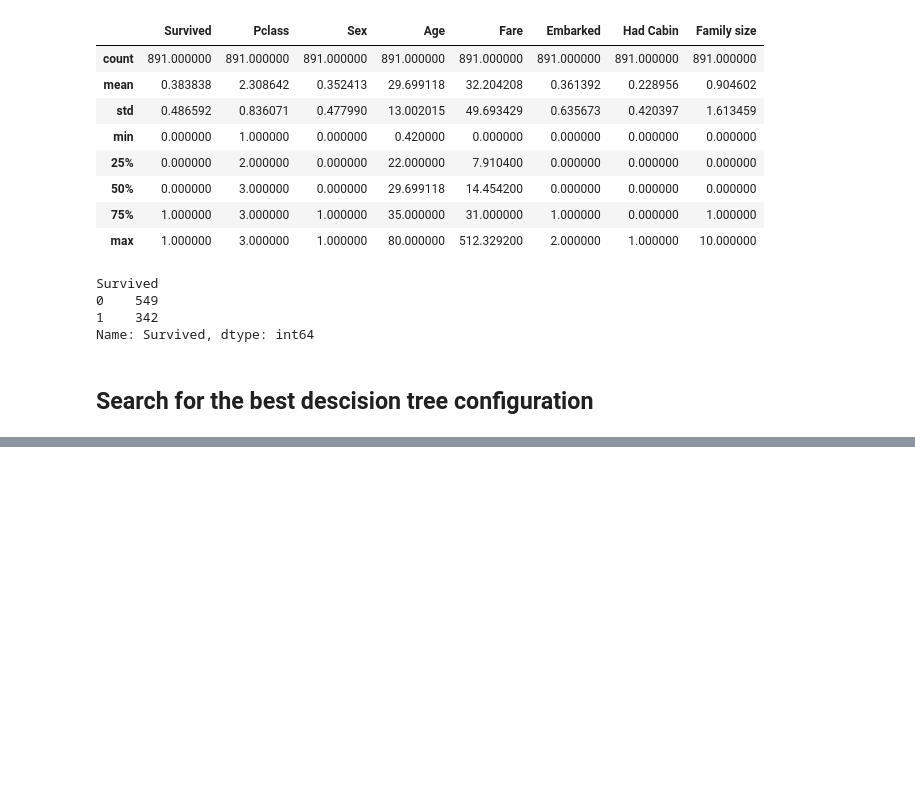
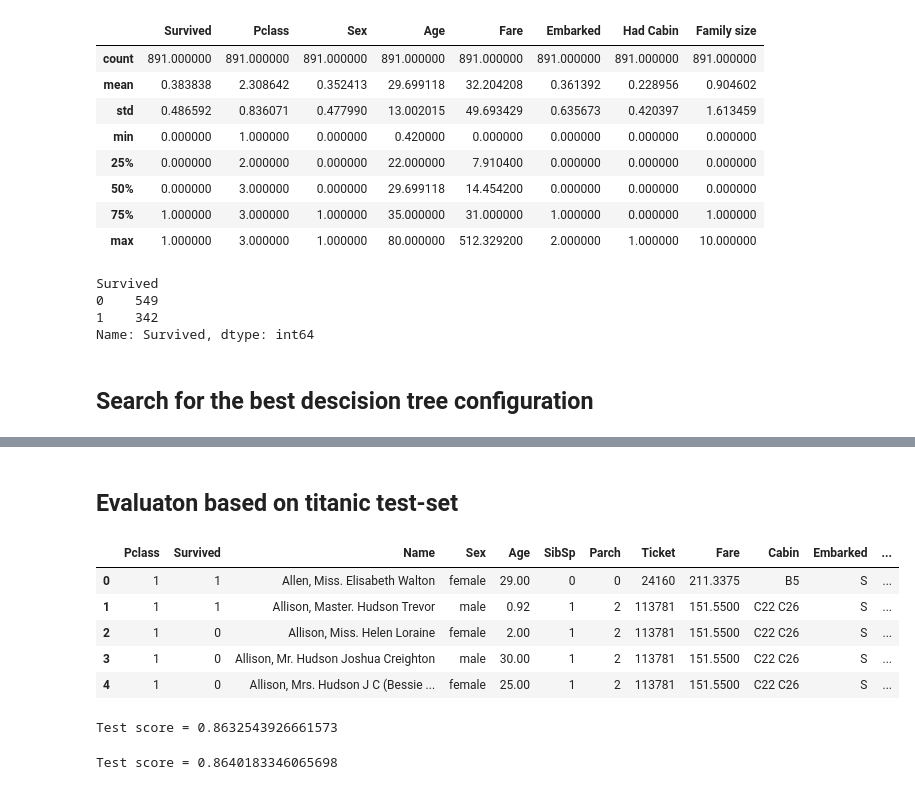
Before and after one commit to albrecht-flo/MALIS-survival-prediction, a Jupyter notebook: data/RandomForest_exploration.ipynb, the cells around one changed output, grey strips where cells are left out. Saved outputs shown, nothing was run; the diff lists cells and outputs as text; code cells hidden in the pictures; blank space fills up the shorter version.

```diff
--- a/data/RandomForest_exploration.ipynb
+++ b/data/RandomForest_exploration.ipynb
@@ -232,3 +226,43 @@ Test accuracy 0.9090909090909091
 418 rows × 1 columns
 # %%
 submission_df.to_csv("Titanic_prediction-RandomForest.csv")
+# %% [markdown]
+## Evaluaton based on titanic test-set
+# %%
+titanic_test_with_labels = pd.read_csv("../../project/test-set-solution.csv")
+titanic_test_with_labels = titanic_test_with_labels.drop(columns=["boat", "body", "home.dest"])
+titanic_test_with_labels["PassengerId"] = [titanic_train.shape[0] + i for i in range(titanic_test_with_labels.shape[0])]
+titanic_test_with_labels.head()
+# %% [output]
+|  | Pclass | Survived | Name | Sex | Age | SibSp | Parch | Ticket | Fare | Cabin | Embarked | ... |
+| 0 | 1 | 1 | Allen, Miss. Elisabeth Walton | female | 29.00 | 0 | 0 | 24160 | 211.3375 | B5 | S | ... |
+| 1 | 1 | 1 | Allison, Master. Hudson Trevor | male | 0.92 | 1 | 2 | 113781 | 151.5500 | C22 C26 | S | ... |
+| 2 | 1 | 0 | Allison, Miss. Helen Loraine | female | 2.00 | 1 | 2 | 113781 | 151.5500 | C22 C26 | S | ... |
+| 3 | 1 | 0 | Allison, Mr. Hudson Joshua Creighton | male | 30.00 | 1 | 2 | 113781 | 151.5500 | C22 C26 | S | ... |
+| 4 | 1 | 0 | Allison, Mrs. Hudson J C (Bessie ... | female | 25.00 | 1 | 2 | 113781 | 151.5500 | C22 C26 | S | ... |
+# %%
+# Create test dataset
+titanic_test_with_labels_clean = preprocess(titanic_test_with_labels)
+# Create training dataset
+test_x = titanic_test_with_labels_clean.drop(columns=['Survived'])
+test_y = titanic_test_with_labels_clean['Survived']
+# Calculate test accuracy
+titianic_test_score = model.score(X=test_x, y=test_y)
+print(f"Test score = {titianic_test_score}")
+# %% [output]
+Test score = 0.8632543926661573
+# %%
+# Train model
+model = sklearn.ensemble.RandomForestClassifier(min_samples_split= 10, n_estimators= 100, criterion='gini', min_samples_leaf= 1)
+model = model.fit(X=train_x, y=train_y)
+
+# Create test dataset
+titanic_test_with_labels_clean = preprocess(titanic_test_with_labels)
+# Create training dataset
+test_x = titanic_test_with_labels_clean.drop(columns=['Survived'])
+test_y = titanic_test_with_labels_clean['Survived']
+# Calculate test accuracy
+titianic_test_score = model.score(X=test_x, y=test_y)
+print(f"Test score = {titianic_test_score}")
+# %% [output]
+Test score = 0.8640183346065698
```
Also changed, not shown: parts of 3 cells of this notebook, 1 other file.
